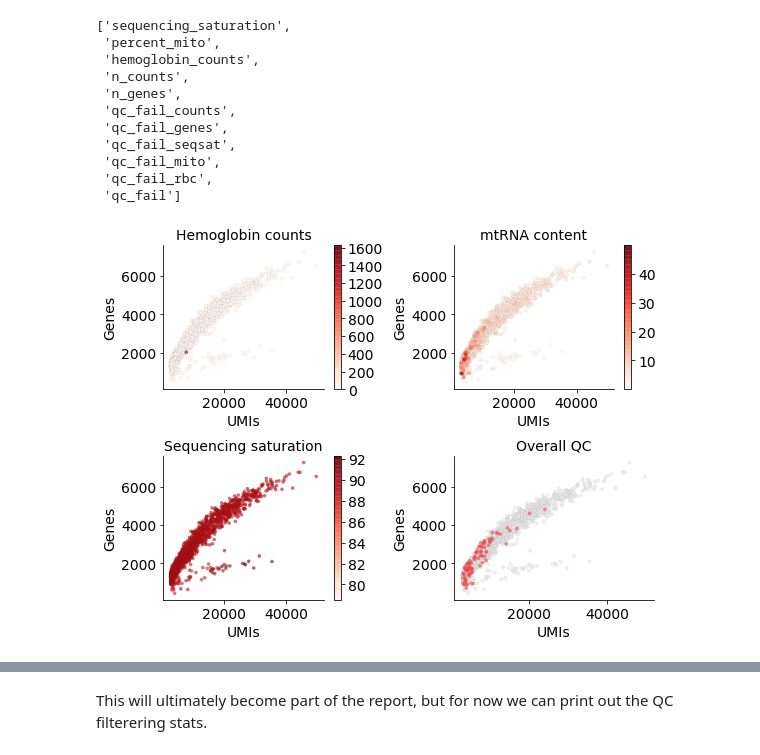
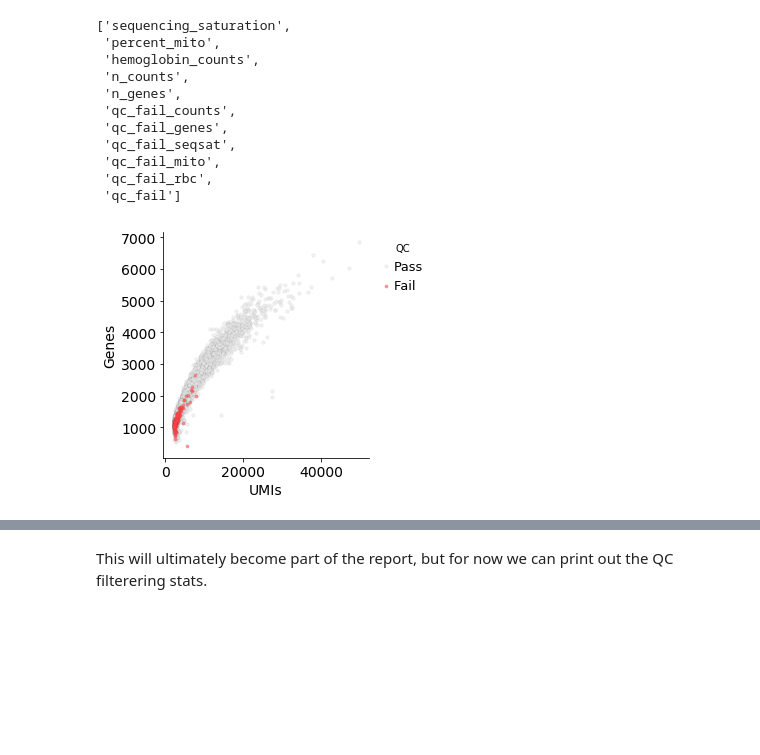
Before and after one commit to TheJacksonLaboratory/scanpy_recipes, a Jupyter notebook: examples/Analysis-Template.ipynb, the cells around one changed output, grey strips where cells are left out. Cells and saved outputs as stored; diff of their text form; code cells hidden in the pictures; blank space fills up the shorter version.

```diff
--- a/examples/Analysis-Template.ipynb
+++ b/examples/Analysis-Template.ipynb
@@ -93,5 +94,5 @@ PR18016 = /fastscratch/flynnb/test-outputs
 """
 config = ac.read(config_string)
 # %%
-adata_raw = sc.load_10x_data("PR18016", config)
+adata_raw = sc.load_10x_data("PR18031", config)
 # %% [output]
@@ -207,10 +208,10 @@ If we know exactly what we want, we can go ahead and set these filter values whi
 qc_params = dict(
     min_cells_per_gene=3,
     min_counts_per_gene=3,
-    min_counts_per_cell=500,
-    min_genes_per_cell=200,
+    min_counts_per_cell=1000,
+    min_genes_per_cell=500,
     sequencing_saturation=None,
-    percent_mito=10.0,
+    percent_mito=20.0,
     rbc_threshold=10
 )
 # %%
@@ -265,6 +269,6 @@ trial.obs_keys()
  'qc_fail_rbc',
  'qc_fail']
 # %%
-qc_fig2 = sc.pl.genes_umis_scatter(trial, return_fig=True)
+qc_fig2 = sc.pl.qc_pass_fail(trial, return_fig=True)
 # %% [output]
-[figure, old version]
+[figure, new version]
```
Also changed, not shown: parts of 33 cells of this notebook, 1 other file.
